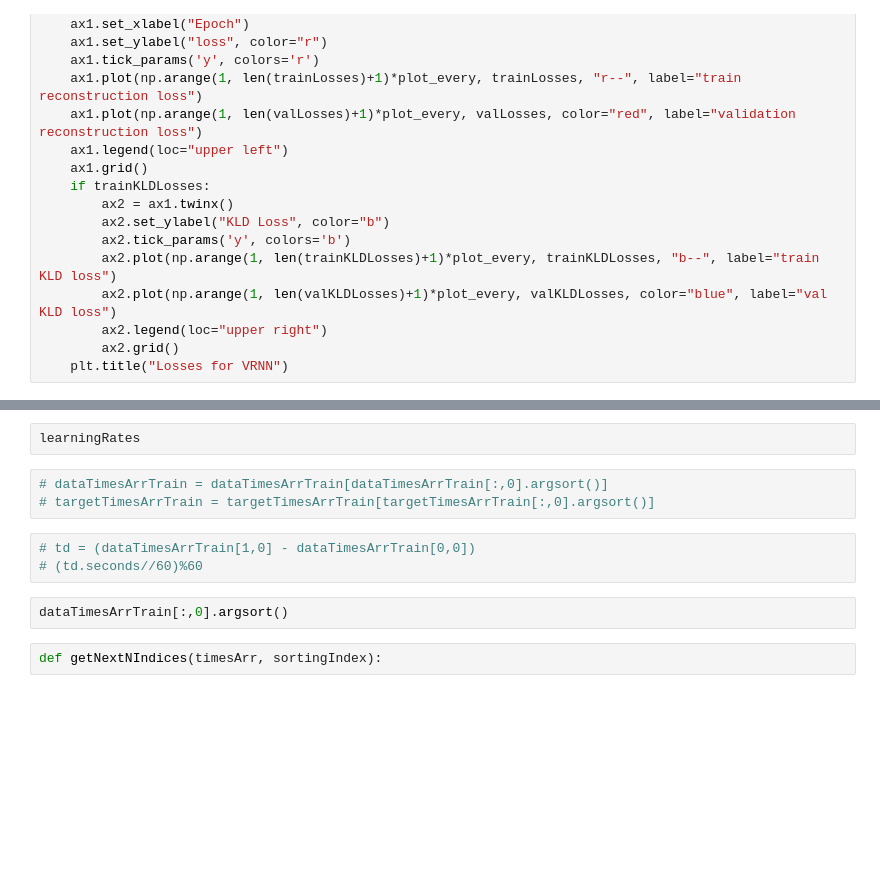
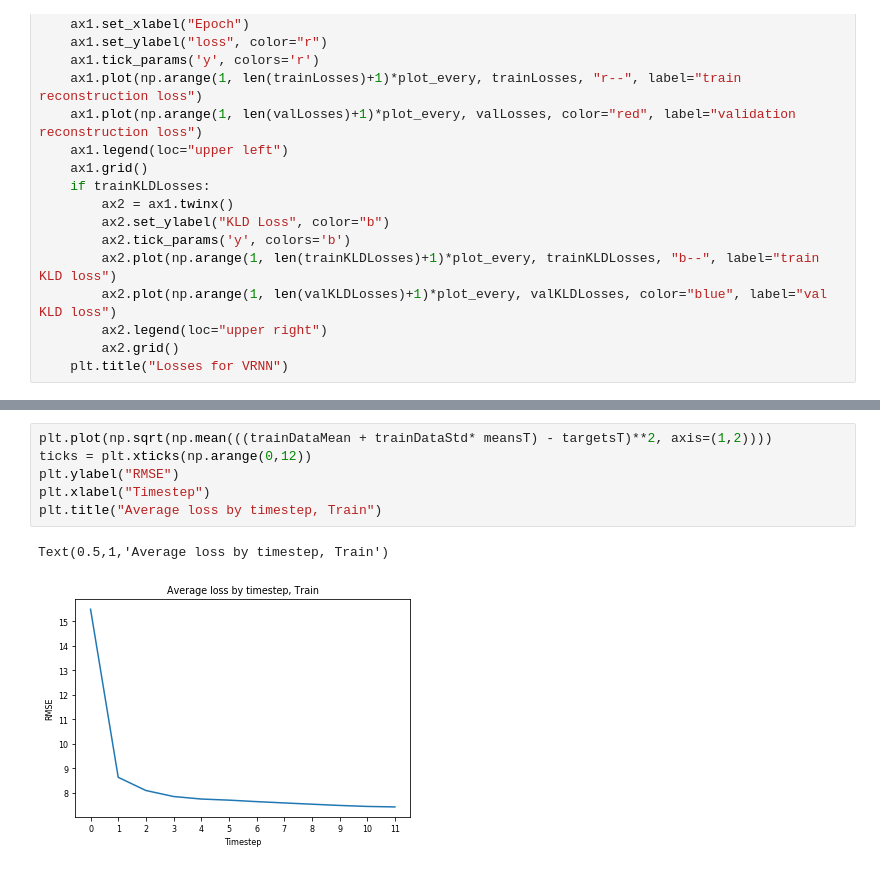
Before and after one commit to MyGitHubForks/DeepProbabilisticForecasting, a Jupyter notebook: ObservePredsVRNN.ipynb, the cells around one changed output, grey strips where cells are left out. Drawn from its saved outputs; the diff is of its cells as text; blank space fills up the shorter version.

```diff
--- a/ObservePredsVRNN.ipynb
+++ b/ObservePredsVRNN.ipynb
@@ -182,12 +210,9 @@ plotTrainValCurve(plotTrainReconLosses, plotValReconLosses, plotTrainKLDLosses,
-# %%
-learningRates
-# %%
-# dataTimesArrTrain = dataTimesArrTrain[dataTimesArrTrain[:,0].argsort()]
-# targetTimesArrTrain = targetTimesArrTrain[targetTimesArrTrain[:,0].argsort()]
-# %%
-# td = (dataTimesArrTrain[1,0] - dataTimesArrTrain[0,0])
-# (td.seconds//60)%60
-# %%
-dataTimesArrTrain[:,0].argsort()
-# %%
-def getNextNIndices(timesArr, sortingIndex):
+# %%
+plt.plot(np.sqrt(np.mean(((trainDataMean + trainDataStd* meansT) - targetsT)**2, axis=(1,2))))
+ticks = plt.xticks(np.arange(0,12))
+plt.ylabel("RMSE")
+plt.xlabel("Timestep")
+plt.title("Average loss by timestep, Train")
+# %% [output]
+Text(0.5,1,'Average loss by timestep, Train')
+[figure, added]
```
Also changed, not shown: parts of 11 cells of this notebook.
